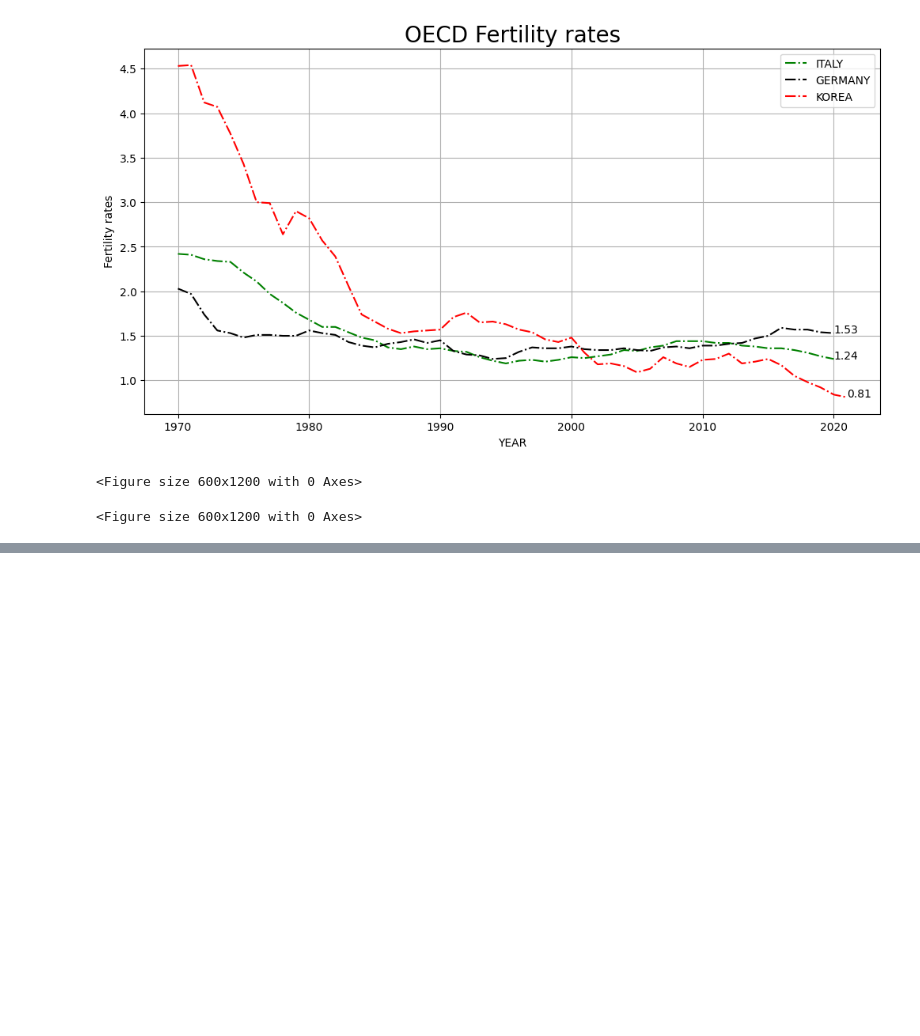
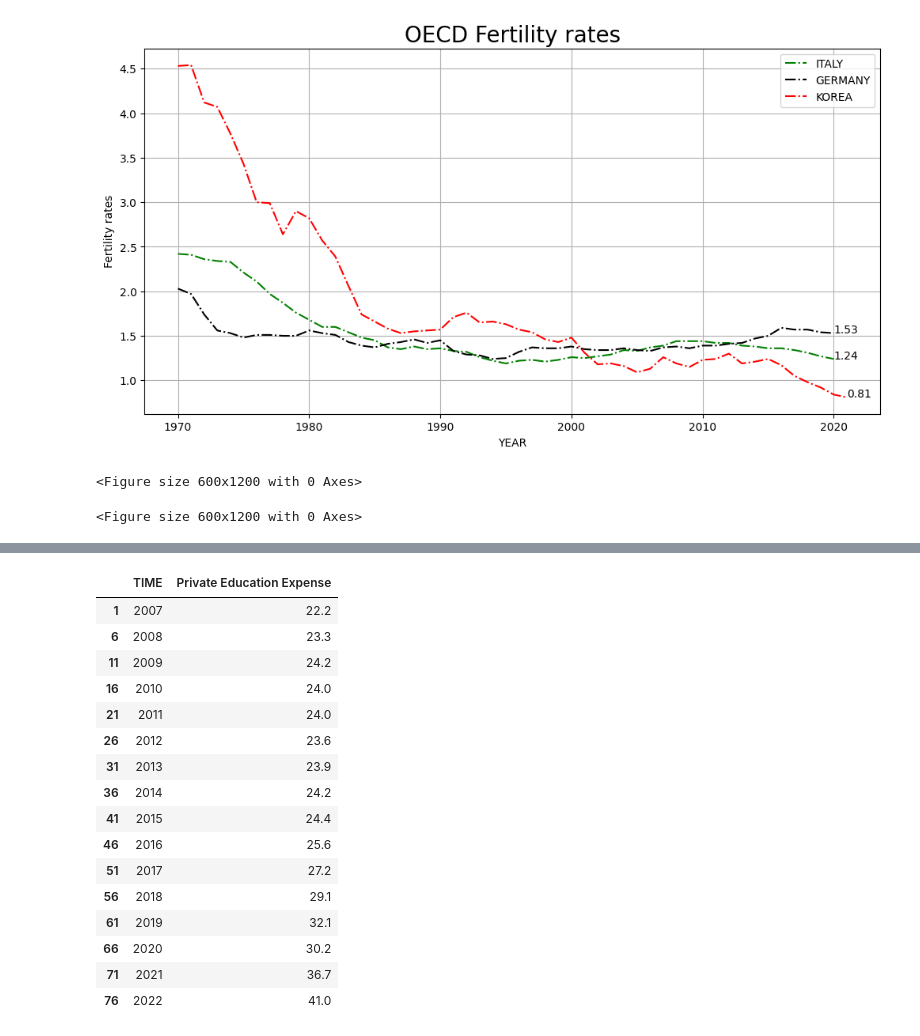
Before and after one commit to ikkjun/Declining_Fertility_Rates, a Jupyter notebook: Declining_Fertility_Rates.ipynb, the cells around one changed output, grey strips where cells are left out. Cells and saved outputs as stored; diff of their text form; code cells hidden in the pictures; blank space fills up the shorter version.

```diff
--- a/Declining_Fertility_Rates.ipynb
+++ b/Declining_Fertility_Rates.ipynb
@@ -79,0 +86,7 @@ plt.figure(figsize=(6, 12))
+# %%
+df_gii = pd.read_csv('/Users/ikjuncho/Documents/GitHub/Declining_Fertility_Rates/HDR_gii.csv')
+df_gdp = pd.read_csv('/Users/ikjuncho/Documents/GitHub/Declining_Fertility_Rates/oecd_gdp.csv')
+df_ii = pd.read_csv('/Users/ikjuncho/Documents/GitHub/Declining_Fertility_Rates/oecd_income_inequality.csv')
+df_wer = pd.read_csv('/Users/ikjuncho/Documents/GitHub/Declining_Fertility_Rates/oecd_women_employment_rate.csv')
+df_wip = pd.read_csv('/Users/ikjuncho/Documents/GitHub/Declining_Fertility_Rates/oecd_women_in_politics.csv')
+df_pef = pd.read_csv('/Users/ikjuncho/Documents/GitHub/Declining_Fertility_Rates/private_education_fee.csv')
@@ -79,0 +136,29 @@ plt.figure(figsize=(6, 12))
+# %%
+df_pef = df_pef.replace(' ', '', regex=True)
+df_pef = df_pef.T.reset_index()
+df_pef.columns = df_pef.iloc[0]
+# df_pef = df_pef[1:]
+df_pef_mean = df_pef[df_pef['과목및유형'].str.startswith('평균')]
+df_pef_mean = df_pef_mean[['과목 및 유형', '사교육비']]
+df_pef_mean.columns = ['TIME', 'Private Education Expense']
+df_pef_mean['TIME'] = pd.to_numeric(df_pef_mean['TIME'])
+df_pef_mean['Private Education Expense'] = df_pef_mean['Private Education Expense'].astype(float)
+df_pef_mean
+# %% [output]
+|  | TIME | Private Education Expense |
+| 1 | 2007 | 22.2 |
+| 6 | 2008 | 23.3 |
+| 11 | 2009 | 24.2 |
+| 16 | 2010 | 24.0 |
+| 21 | 2011 | 24.0 |
+| 26 | 2012 | 23.6 |
+| 31 | 2013 | 23.9 |
+| 36 | 2014 | 24.2 |
+| 41 | 2015 | 24.4 |
+| 46 | 2016 | 25.6 |
+| 51 | 2017 | 27.2 |
+| 56 | 2018 | 29.1 |
+| 61 | 2019 | 32.1 |
+| 66 | 2020 | 30.2 |
+| 71 | 2021 | 36.7 |
+| 76 | 2022 | 41.0 |
```
Also changed, not shown: parts of 18 cells of this notebook.
